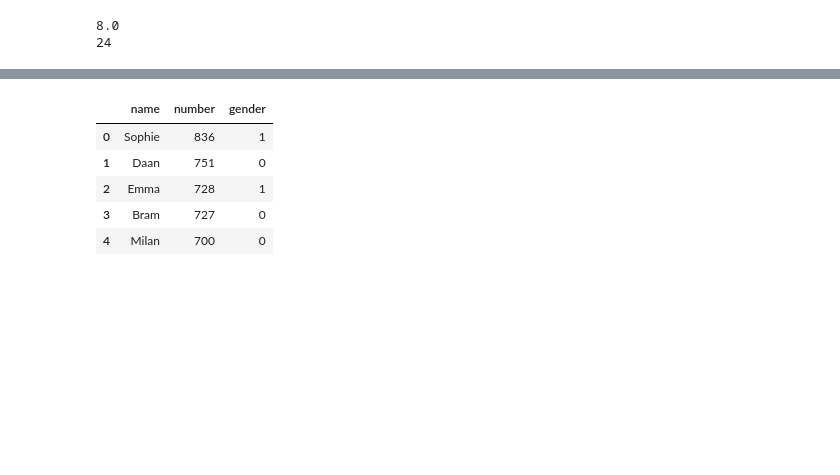
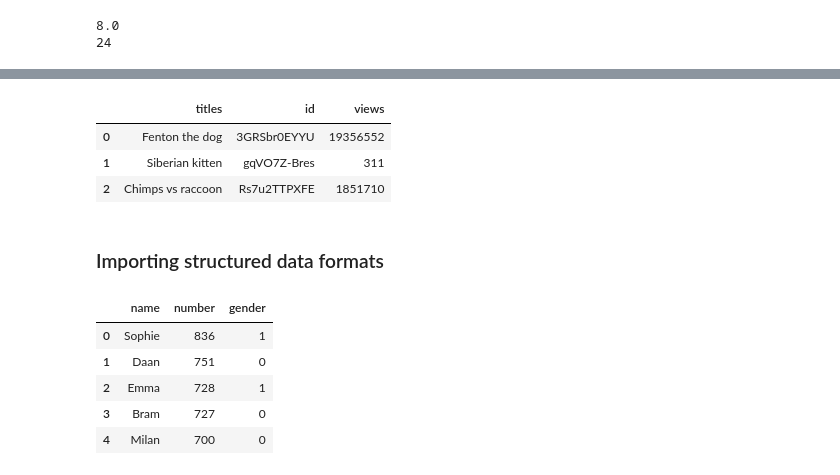
Before and after one commit to hay/hu-dsf, a Jupyter notebook: examples/examples-4.ipynb, the cells around one changed output, grey strips where cells are left out. Saved outputs shown, nothing was run; the diff lists cells and outputs as text; code cells hidden in the pictures; blank space fills up the shorter version.

```diff
--- a/examples/examples-4.ipynb
+++ b/examples/examples-4.ipynb
@@ -170,3 +274,13 @@ print(df["age"].sum())
+# %%
+# Now we can use the 'on' method
+pd.merge(titles, views, on = 'id')
+# %% [output]
+|  | titles | id | views |
+| 0 | Fenton the dog | 3GRSbr0EYYU | 19356552 |
+| 1 | Siberian kitten | gqVO7Z-Bres | 311 |
+| 2 | Chimps vs raccoon | Rs7u2TTPXFE | 1851710 |
+# %% [markdown]
+### Importing structured data formats
 # %%
 # Pandas has methods for importing structered data formats like CSV, JSON and Excel
 # They also convert directly to dataframes. Let's try importing a CSV file that contains
```
Also changed, not shown: parts of 8 cells of this notebook.
